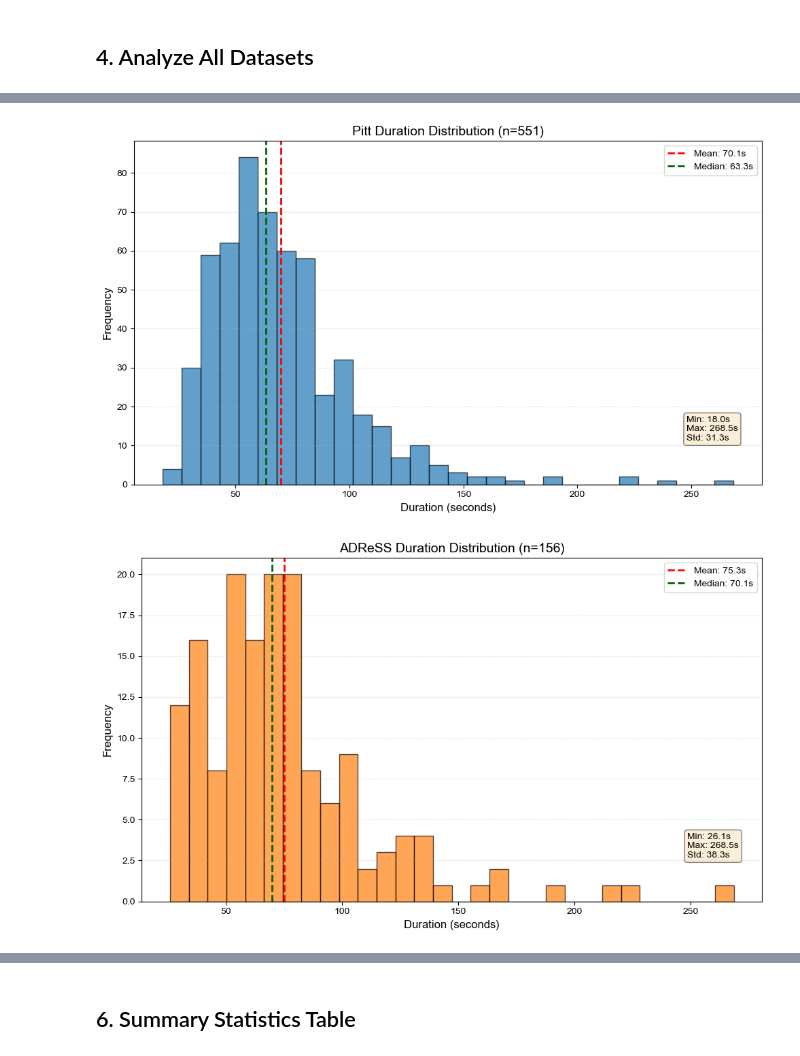
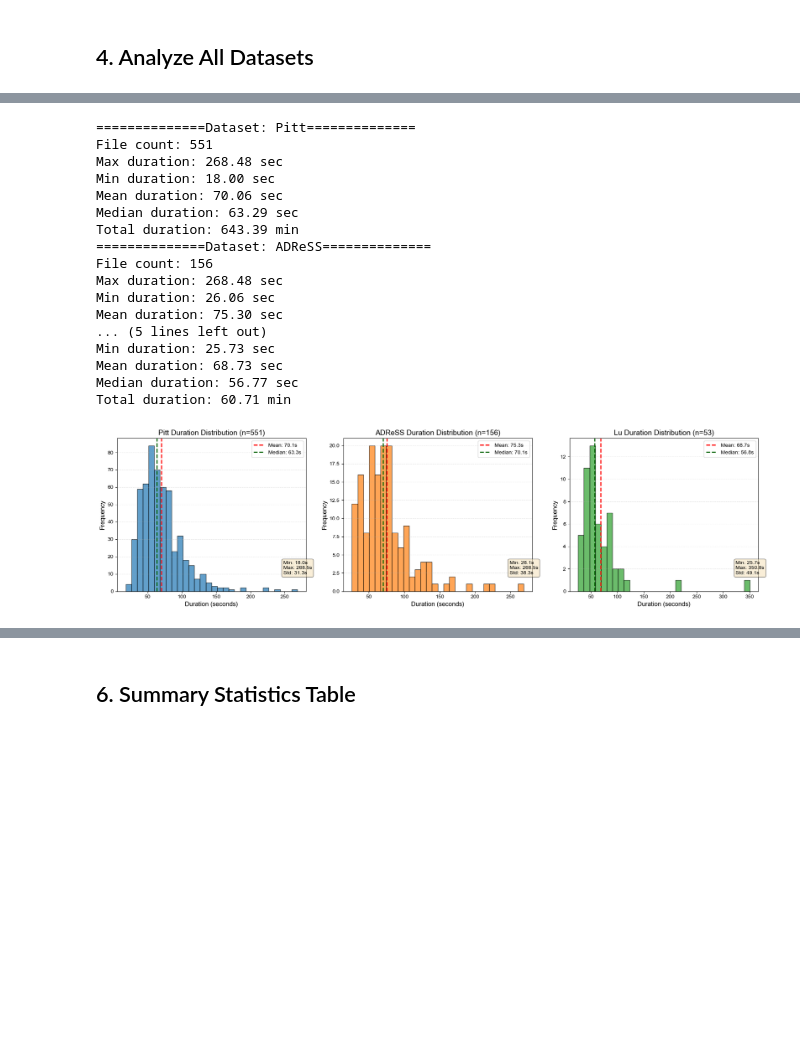
Before and after one commit to Sleepwalker554/Adaptation_is_all_you_need, a Jupyter notebook: dataset_analysis/dataset_analysis.ipynb, the cells around one changed output, grey strips where cells are left out. Saved outputs shown, nothing was run; the diff lists cells and outputs as text; code cells hidden in the pictures; blank space fills up the shorter version.

Commit message:
Optimize dataset_analysis.py

```diff
--- a/dataset_analysis/dataset_analysis.ipynb
+++ b/dataset_analysis/dataset_analysis.ipynb
@@ -150,50 +51,59 @@ Total duration: 60.71 min
+# %%
+dataset_stats = {}
+
+for name in DATASET_NAME:
+    result = analyze_dataset(BASE_DIR / name)
+    dataset_stats[name] = result
+    print_statistics(name, result['durations'])
+# %% [output]
+==============Dataset: Pitt==============
+File count: 551
+Max duration: 268.48 sec
+Min duration: 18.00 sec
+Mean duration: 70.06 sec
+Median duration: 63.29 sec
+Total duration: 643.39 min
+==============Dataset: ADReSS==============
+File count: 156
+Max duration: 268.48 sec
+Min duration: 26.06 sec
+Mean duration: 75.30 sec
+... (5 lines left out)
+Min duration: 25.73 sec
+Mean duration: 68.73 sec
+Median duration: 56.77 sec
+Total duration: 60.71 min
 # %%
-# Define colors for each dataset
-COLORS = ['#1f77b4', '#ff7f0e', '#2ca02c', '#d62728', '#9467bd']
+COLORS = ['#1f77b4', '#ff7f0e', '#2ca02c']
+fig, axes = plt.subplots(1, 3, figsize=(18, 5))
 
-# Generate individual histogram for each dataset
-for idx, display_name in enumerate(DATASET_NAME):
-    if display_name not in dataset_stats:
-        print(f"Skipping {display_name}: No data available")
-        continue
+for idx, name in enumerate(DATASET_NAME):
+    durations = dataset_stats[name]['durations']
+    ax = axes[idx]
 
-    durations = dataset_stats[display_name]['durations']
-    if not durations:
-        print(f"Skipping {display_name}: No data available")
-        continue
+    ax.hist(durations, bins=30, color=COLORS[idx], alpha=0.7, edgecolor='black')
 
-    color = COLORS[idx]
-
-    # Create individual figure
-    fig, ax = plt.subplots(figsize=(10, 6))
-
-    # Plot histogram
-    ax.hist(durations, bins=30, color=color, alpha=0.7, edgecolor='black')
-
-    # Add mean and median lines
     mean_val = np.mean(durations)
     median_val = np.median(durations)
 
     ax.axvline(mean_val, color='red', linestyle='--', linewidth=2,
                label=f'Mean: {mean_val:.1f}s')
     ax.axvline(median_val, color='darkgreen', linestyle='--', linewidth=2,
                label=f'Median: {median_val:.1f}s')
 
-    # Styling
     ax.set_xlabel('Duration (seconds)', fontsize=12)
     ax.set_ylabel('Frequency', fontsize=12)
-    ax.set_title(f'{display_name} Duration Distribution (n={len(durations)})',
+    ax.set_title(f'{name} Duration Distribution (n={len(durations)})',
                  fontsize=14, fontweight='bold')
     ax.legend(fontsize=10, loc='upper right')
     ax.grid(axis='y', alpha=0.3, linestyle='--')
 
-    # Add statistics text box
     stats_text = f'Min: {min(durations):.1f}s\nMax: {max(durations):.1f}s\nStd: {np.std(durations):.1f}s'
     ax.text(0.88, 0.2, stats_text, transform=ax.transAxes,
             fontsize=10, verticalalignment='top',
             bbox=dict(boxstyle='round', facecolor='wheat', alpha=0.5))
 
-    plt.tight_layout()
+plt.tight_layout()
+plt.show()
 # %% [output]
-[figure, old version]
+[figure, new version]
-[figure, removed]
```
Also changed, not shown: parts of 8 cells of this notebook.
